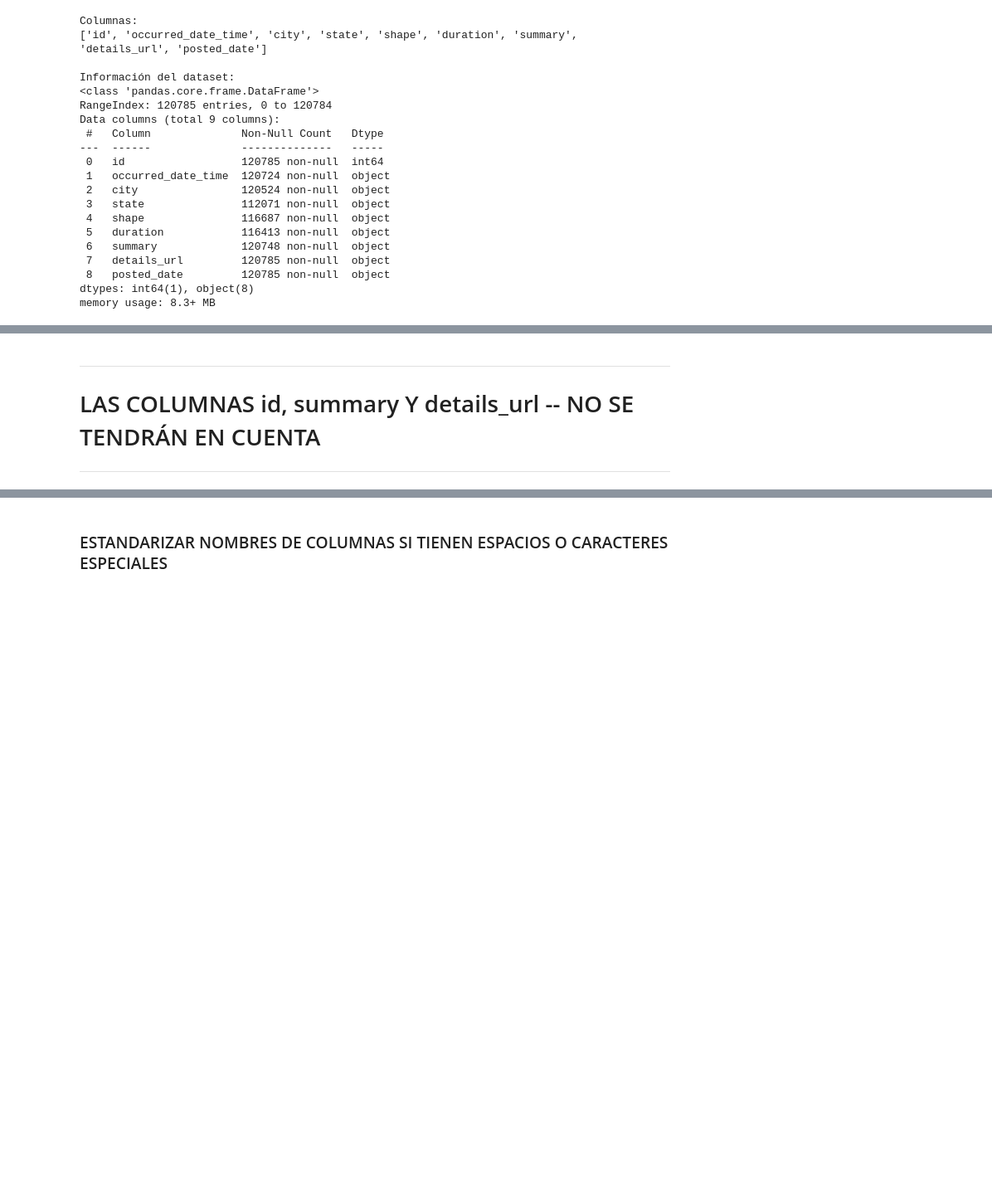
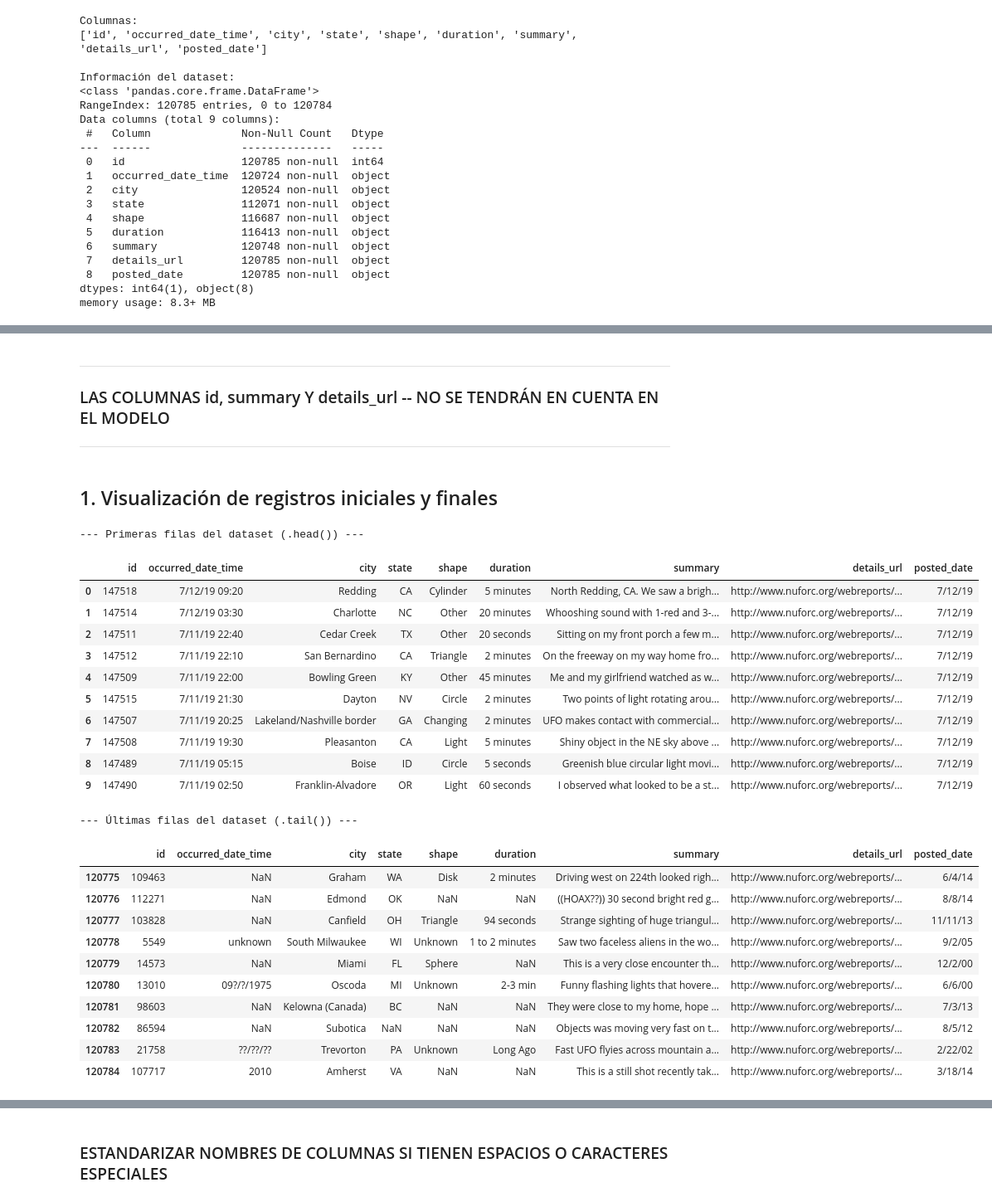
Before and after one commit to arieltunon74/Aprendizaje_automatico_parcial_2026, a Jupyter notebook: notebooks/01 - Preprocesamiento y Escalado/01_Limpieza_y_Preprocesamiento_.ipynb, the cells around one changed output, grey strips where cells are left out. Shown at 83% size. Drawn from its saved outputs; the diff is of its cells as text; code cells hidden in the pictures; blank space fills up the shorter version.

```diff
--- a/notebooks/01 - Preprocesamiento y Escalado/01_Limpieza_y_Preprocesamiento_.ipynb
+++ b/notebooks/01 - Preprocesamiento y Escalado/01_Limpieza_y_Preprocesamiento_.ipynb
@@ -134,8 +123,43 @@ En esta fase se examinamos la estructura del dataset para comprender su composic
 # %% [markdown]
 ---
 
-# LAS COLUMNAS id, summary Y details_url -- NO SE TENDRÁN EN CUENTA
+### LAS COLUMNAS id, summary Y details_url -- NO SE TENDRÁN EN CUENTA EN EL MODELO
 
 ---
+# %% [markdown]
+## 1. Visualización de registros iniciales y finales
+# %%
+# Ver las primeras 10 filas del dataset
+print("\n--- Primeras filas del dataset (.head()) ---")
+display(df.head(10))
+
+# Ver las últimas 10 filas del dataset
+print("\n--- Últimas filas del dataset (.tail()) ---")
+display(df.tail(10))
+# %% [output]
+--- Primeras filas del dataset (.head()) ---
+|  | id | occurred_date_time | city | state | shape | duration | summary | details_url | posted_date |
+| 0 | 147518 | 7/12/19 09:20 | Redding | CA | Cylinder | 5 minutes | North Redding, CA. We saw a brigh... | http://www.nuforc.org/webreports/... | 7/12/19 |
+| 1 | 147514 | 7/12/19 03:30 | Charlotte | NC | Other | 20 minutes | Whooshing sound with 1-red and 3-... | http://www.nuforc.org/webreports/... | 7/12/19 |
+| 2 | 147511 | 7/11/19 22:40 | Cedar Creek | TX | Other | 20 seconds | Sitting on my front porch a few m... | http://www.nuforc.org/webreports/... | 7/12/19 |
+| 3 | 147512 | 7/11/19 22:10 | San Bernardino | CA | Triangle | 2 minutes | On the freeway on my way home fro... | http://www.nuforc.org/webreports/... | 7/12/19 |
+| 4 | 147509 | 7/11/19 22:00 | Bowling Green | KY | Other | 45 minutes | Me and my girlfriend watched as w... | http://www.nuforc.org/webreports/... | 7/12/19 |
+| 5 | 147515 | 7/11/19 21:30 | Dayton | NV | Circle | 2 minutes | Two points of light rotating arou... | http://www.nuforc.org/webreports/... | 7/12/19 |
+| 6 | 147507 | 7/11/19 20:25 | Lakeland/Nashville border | GA | Changing | 2 minutes | UFO makes contact with commercial... | http://www.nuforc.org/webreports/... | 7/12/19 |
+| 7 | 147508 | 7/11/19 19:30 | Pleasanton | CA | Light | 5 minutes | Shiny object in the NE sky above ... | http://www.nuforc.org/webreports/... | 7/12/19 |
+| 8 | 147489 | 7/11/19 05:15 | Boise | ID | Circle | 5 seconds | Greenish blue circular light movi... | http://www.nuforc.org/webreports/... | 7/12/19 |
+| 9 | 147490 | 7/11/19 02:50 | Franklin-Alvadore | OR | Light | 60 seconds | I observed what looked to be a st... | http://www.nuforc.org/webreports/... | 7/12/19 |
+--- Últimas filas del dataset (.tail()) ---
+|  | id | occurred_date_time | city | state | shape | duration | summary | details_url | posted_date |
+| 120775 | 109463 | NaN | Graham | WA | Disk | 2 minutes | Driving west on 224th looked righ... | http://www.nuforc.org/webreports/... | 6/4/14 |
+| 120776 | 112271 | NaN | Edmond | OK | NaN | NaN | ((HOAX??)) 30 second bright red g... | http://www.nuforc.org/webreports/... | 8/8/14 |
+| 120777 | 103828 | NaN | Canfield | OH | Triangle | 94 seconds | Strange sighting of huge triangul... | http://www.nuforc.org/webreports/... | 11/11/13 |
+| 120778 | 5549 | unknown | South Milwaukee | WI | Unknown | 1 to 2 minutes | Saw two faceless aliens in the wo... | http://www.nuforc.org/webreports/... | 9/2/05 |
+| 120779 | 14573 | NaN | Miami | FL | Sphere | NaN | This is a very close encounter th... | http://www.nuforc.org/webreports/... | 12/2/00 |
+| 120780 | 13010 | 09?/?/1975 | Oscoda | MI | Unknown | 2-3 min | Funny flashing lights that hovere... | http://www.nuforc.org/webreports/... | 6/6/00 |
+| 120781 | 98603 | NaN | Kelowna (Canada) | BC | NaN | NaN | They were close to my home, hope ... | http://www.nuforc.org/webreports/... | 7/3/13 |
+| 120782 | 86594 | NaN | Subotica | NaN | NaN | NaN | Objects was moving very fast on t... | http://www.nuforc.org/webreports/... | 8/5/12 |
+| 120783 | 21758 | ??/??/?? | Trevorton | PA | Unknown | Long Ago | Fast UFO flyies across mountain a... | http://www.nuforc.org/webreports/... | 2/22/02 |
+| 120784 | 107717 | 2010 | Amherst | VA | NaN | NaN | This is a still shot recently tak... | http://www.nuforc.org/webreports/... | 3/18/14 |
 # %% [markdown]
 
```
Also changed, not shown: parts of 22 cells of this notebook, 12 other files.
